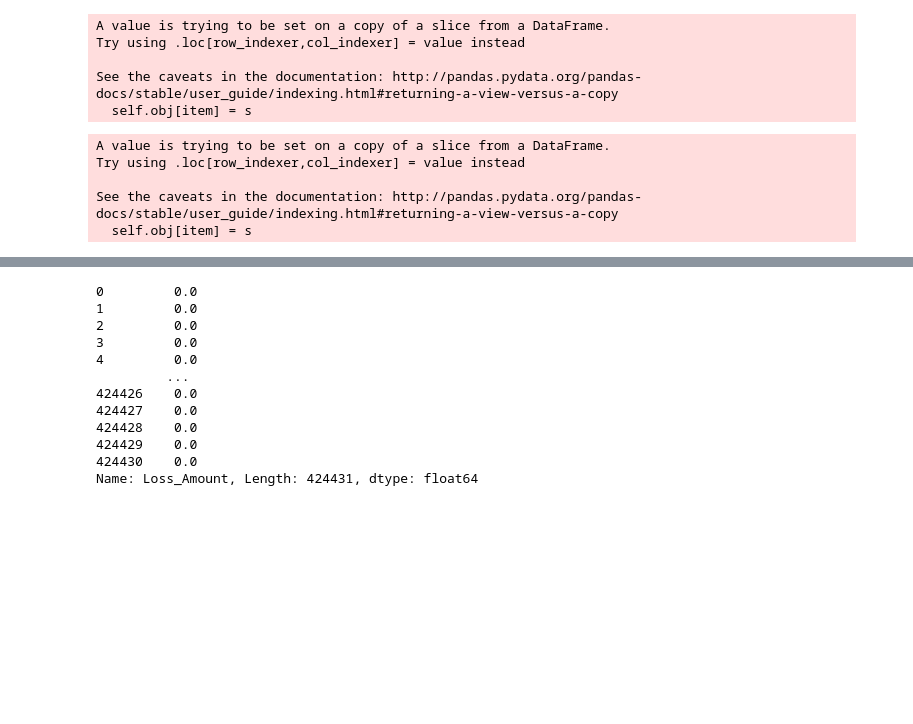
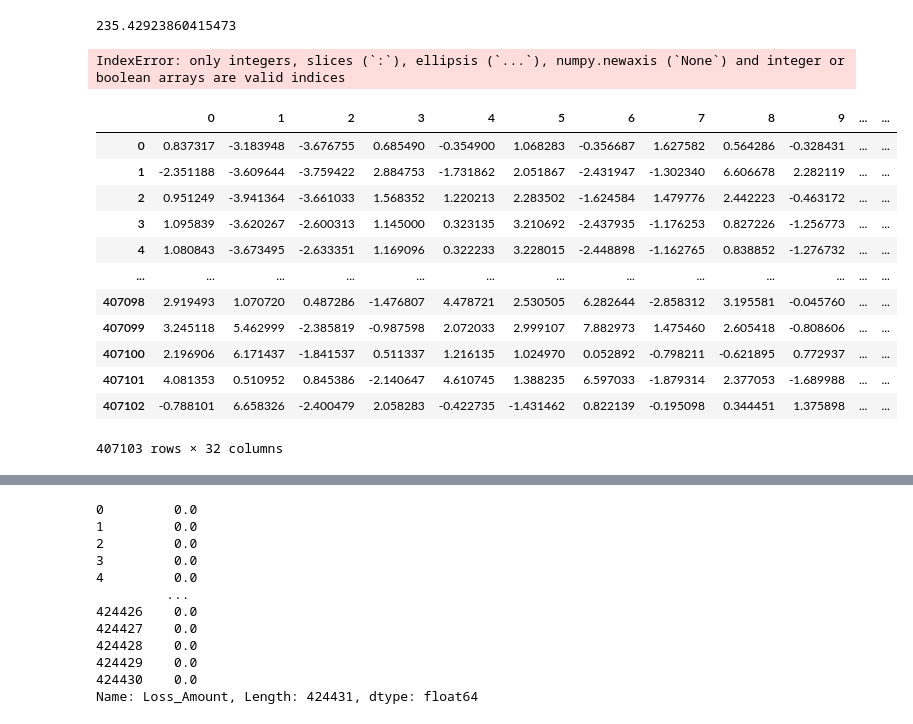
Before and after one commit to Rishant96/Big-Data-Final-Project, a Jupyter notebook: Big Data - Auto Insurance.ipynb, the cells around one changed output, grey strips where cells are left out. Drawn from its saved outputs; the diff is of its cells as text; code cells hidden in the pictures; blank space fills up the shorter version.

```diff
--- a/Big Data - Auto Insurance.ipynb
+++ b/Big Data - Auto Insurance.ipynb
@@ -10,4 +8,0 @@ start_index = list(df.columns).index('Claim_Count')
-# %%
-target = df['Loss_Amount']
-df = df.drop(df.columns[start_index:], axis=1)
-df
@@ -28,3 +43,9 @@ df
+# %%
+# for dt in df.dtypes:
+#     print(dt.type, dt.type in [np.int64, np.float64])
+target.mean()
+# %% [output]
+235.42923860415473
 # %%
 from sklearn.preprocessing import StandardScaler
 from sklearn.preprocessing import MinMaxScaler
@@ -109,20 +148,21 @@ def preprocess_data(df, **params):
 # %%
-df_clean = preprocess_data(df, dropped_columns=['PolicyNo'], clean=True, remove_outliers=False,
+df_clean, pca_train, df_stats = preprocess_data(df, dropped_columns=['PolicyNo', 'EEA_PolicyYear'], clean=True, remove_outliers=False,
                            feature_transform=True, feature_selection=True)
 # %% [output]
-A value is trying to be set on a copy of a slice from a DataFrame.
-Try using .loc[row_indexer,col_indexer] = value instead
-
-See the caveats in the documentation: http://pandas.pydata.org/pandas-docs/stable/user_guide/indexing.html#returning-a-view-versus-a-copy
-  self.obj[item] = s
+IndexError: only integers, slices (`:`), ellipsis (`...`), numpy.newaxis (`None`) and integer or boolean arrays are valid indices
-# %%
-df_clean['loss'] = target
-premiums = preprocess_data(df, dropped_columns=['PolicyNo'], clean=True, remove_outliers=False,
-                           feature_transform=False, feature_selection=False)
-df_clean['premium'] = premiums['Annual_Premium']
-# %% [output]
-A value is trying to be set on a copy of a slice from a DataFrame.
-Try using .loc[row_indexer,col_indexer] = value instead
-
-See the caveats in the documentation: http://pandas.pydata.org/pandas-docs/stable/user_guide/indexing.html#returning-a-view-versus-a-copy
-  self.obj[item] = s
+# %%
+df_clean
+# %% [output]
+|  | 0 | 1 | 2 | 3 | 4 | 5 | 6 | 7 | 8 | 9 | ... | ... |
+| 0 | 0.837317 | -3.183948 | -3.676755 | 0.685490 | -0.354900 | 1.068283 | -0.356687 | 1.627582 | 0.564286 | -0.328431 | ... | ... |
+| 1 | -2.351188 | -3.609644 | -3.759422 | 2.884753 | -1.731862 | 2.051867 | -2.431947 | -1.302340 | 6.606678 | 2.282119 | ... | ... |
+| 2 | 0.951249 | -3.941364 | -3.661033 | 1.568352 | 1.220213 | 2.283502 | -1.624584 | 1.479776 | 2.442223 | -0.463172 | ... | ... |
+| 3 | 1.095839 | -3.620267 | -2.600313 | 1.145000 | 0.323135 | 3.210692 | -2.437935 | -1.176253 | 0.827226 | -1.256773 | ... | ... |
+| 4 | 1.080843 | -3.673495 | -2.633351 | 1.169096 | 0.322233 | 3.228015 | -2.448898 | -1.162765 | 0.838852 | -1.276732 | ... | ... |
+| ... | ... | ... | ... | ... | ... | ... | ... | ... | ... | ... | ... | ... |
+| 407098 | 2.919493 | 1.070720 | 0.487286 | -1.476807 | 4.478721 | 2.530505 | 6.282644 | -2.858312 | 3.195581 | -0.045760 | ... | ... |
+| 407099 | 3.245118 | 5.462999 | -2.385819 | -0.987598 | 2.072033 | 2.999107 | 7.882973 | 1.475460 | 2.605418 | -0.808606 | ... | ... |
+| 407100 | 2.196906 | 6.171437 | -1.841537 | 0.511337 | 1.216135 | 1.024970 | 0.052892 | -0.798211 | -0.621895 | 0.772937 | ... | ... |
+| 407101 | 4.081353 | 0.510952 | 0.845386 | -2.140647 | 4.610745 | 1.388235 | 6.597033 | -1.879314 | 2.377053 | -1.689988 | ... | ... |
+| 407102 | -0.788101 | 6.658326 | -2.400479 | 2.058283 | -0.422735 | -1.431462 | 0.822139 | -0.195098 | 0.344451 | 1.375898 | ... | ... |
+407103 rows × 32 columns
```
Also changed, not shown: parts of 28 cells of this notebook, 4 other files.
